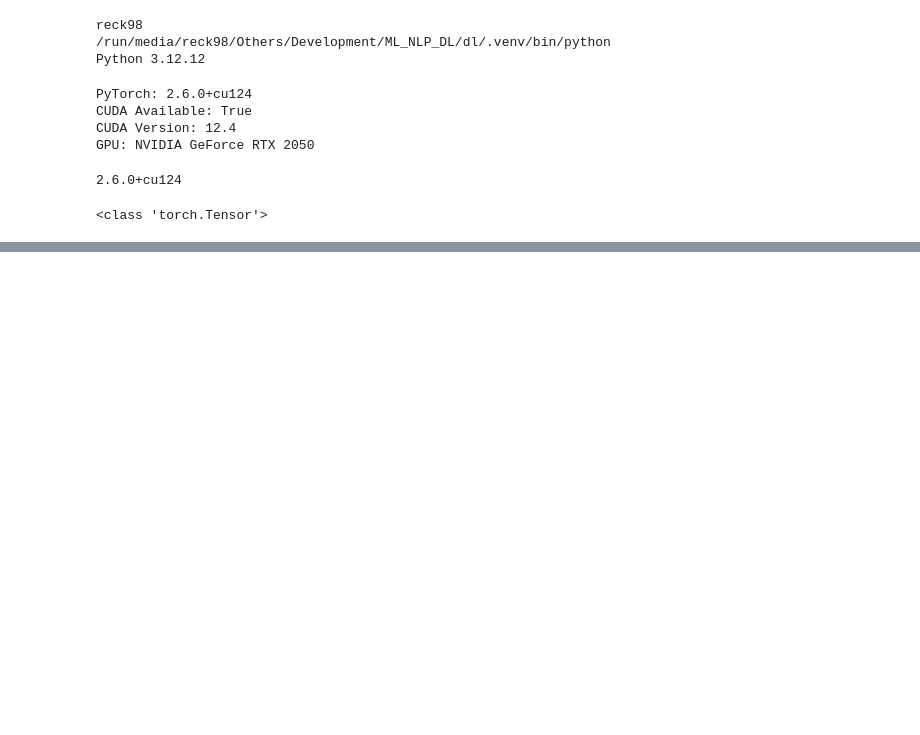
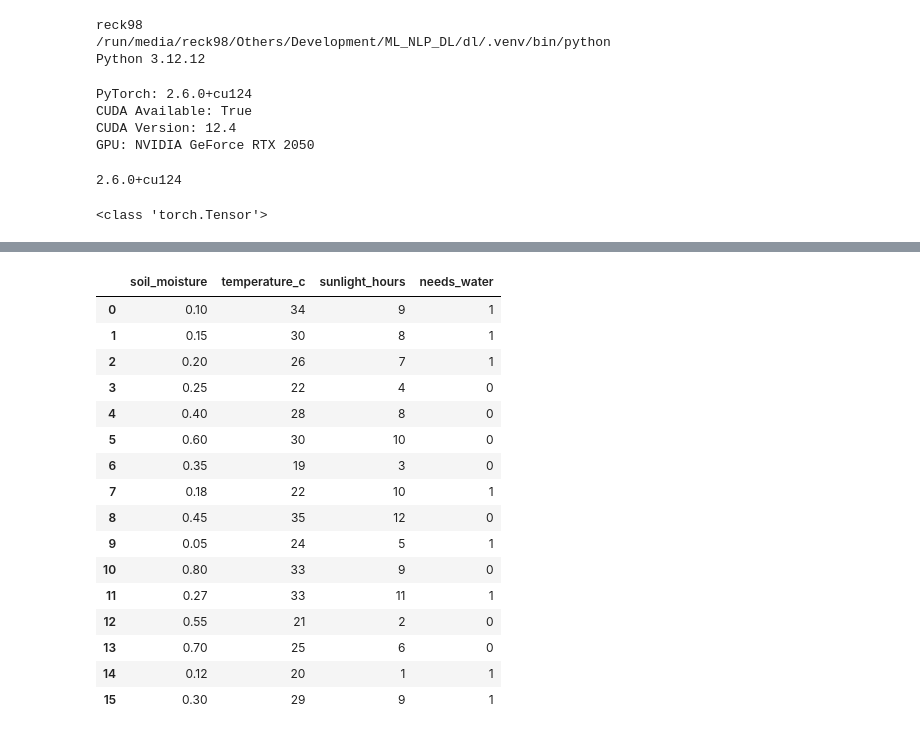
Before and after one commit to reck98/DL-algorithms, a Jupyter notebook: pytorch-tut/basics.ipynb, the cells around one changed output, grey strips where cells are left out. Saved outputs shown, nothing was run; the diff lists cells and outputs as text; code cells hidden in the pictures; blank space fills up the shorter version.

```diff
--- a/pytorch-tut/basics.ipynb
+++ b/pytorch-tut/basics.ipynb
@@ -37,0 +48,39 @@ tensor([[0.7490, 0.4592, 0.7248],
+# %%
+## ANN model
+
+## data
+
+df = pd.DataFrame({
+    "soil_moisture": [0.10, 0.15, 0.20, 0.25, 0.40, 0.60, 0.35, 0.18,
+                      0.45, 0.05, 0.80, 0.27, 0.55, 0.70, 0.12, 0.30],
+
+    "temperature_c": [34, 30, 26, 22, 28, 30, 19, 22,
+                      35, 24, 33, 33, 21, 25, 20, 29],
+
+    "sunlight_hours": [9, 8, 7, 4, 8, 10, 3, 10,
+                       12, 5, 9, 11, 2, 6, 1, 9],
+
+    "needs_water": [1, 1, 1, 0, 0, 0, 0, 1,
+                    0, 1, 0, 1, 0, 0, 1, 1]
+})
+
+
+df
+# %% [output]
+|  | soil_moisture | temperature_c | sunlight_hours | needs_water |
+| 0 | 0.10 | 34 | 9 | 1 |
+| 1 | 0.15 | 30 | 8 | 1 |
+| 2 | 0.20 | 26 | 7 | 1 |
+| 3 | 0.25 | 22 | 4 | 0 |
+| 4 | 0.40 | 28 | 8 | 0 |
+| 5 | 0.60 | 30 | 10 | 0 |
+| 6 | 0.35 | 19 | 3 | 0 |
+| 7 | 0.18 | 22 | 10 | 1 |
+| 8 | 0.45 | 35 | 12 | 0 |
+| 9 | 0.05 | 24 | 5 | 1 |
+| 10 | 0.80 | 33 | 9 | 0 |
+| 11 | 0.27 | 33 | 11 | 1 |
+| 12 | 0.55 | 21 | 2 | 0 |
+| 13 | 0.70 | 25 | 6 | 0 |
+| 14 | 0.12 | 20 | 1 | 1 |
+| 15 | 0.30 | 29 | 9 | 1 |
```
Also changed, not shown: parts of 14 cells of this notebook, 2 other files.
